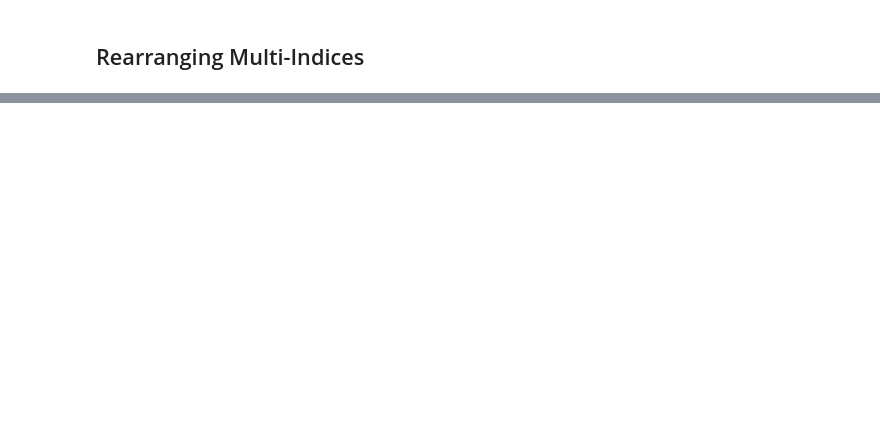
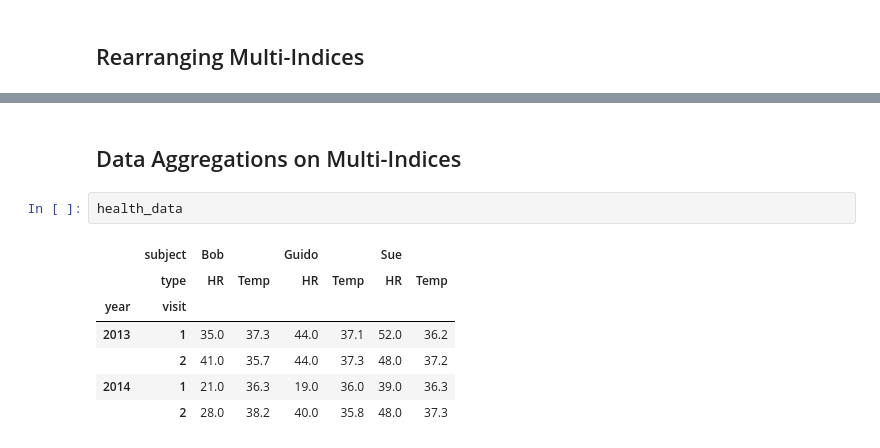
Before and after one commit to e2718281/python_datascience_handbook, a Jupyter notebook: pandas.ipynb, the cells around one changed output, grey strips where cells are left out. Cells and saved outputs as stored; diff of their text form; blank space fills up the shorter version.

```diff
--- a/pandas.ipynb
+++ b/pandas.ipynb
@@ -921,0 +1012,12 @@ health_data.loc[idx[:,1], idx[:, 'HR']]  # selecting a subset of each DataFrame
+# %% [markdown]
+## Data Aggregations on Multi-Indices
+# %%
+health_data
+# %% [output]
+|  | subject | Bob |  | Guido |  | Sue |  |
+|  | type | HR | Temp | HR | Temp | HR | Temp |
+| year | visit |  |  |  |  |  |  |
+| 2013 | 1 | 35.0 | 37.3 | 44.0 | 37.1 | 52.0 | 36.2 |
+|  | 2 | 41.0 | 35.7 | 44.0 | 37.3 | 48.0 | 37.2 |
+| 2014 | 1 | 21.0 | 36.3 | 19.0 | 36.0 | 39.0 | 36.3 |
+|  | 2 | 28.0 | 38.2 | 40.0 | 35.8 | 48.0 | 37.3 |
```
Also changed, not shown: parts of 45 cells of this notebook.
